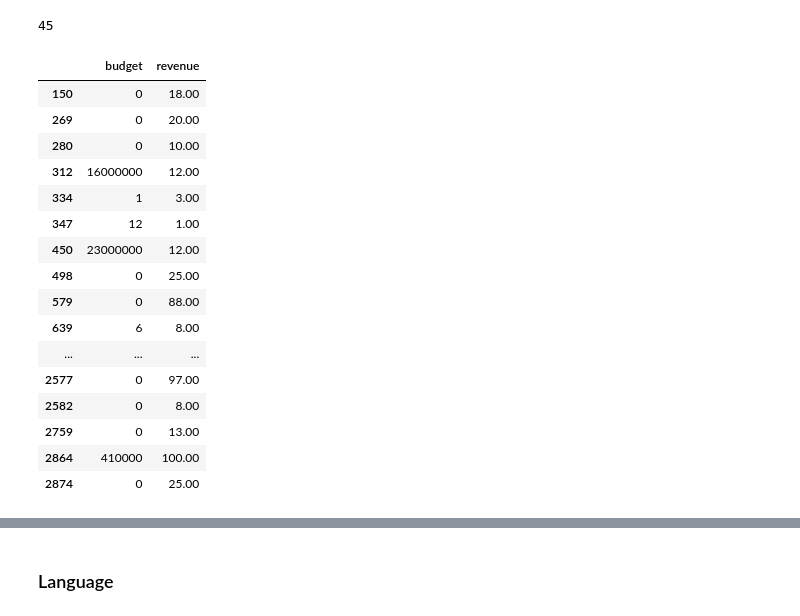
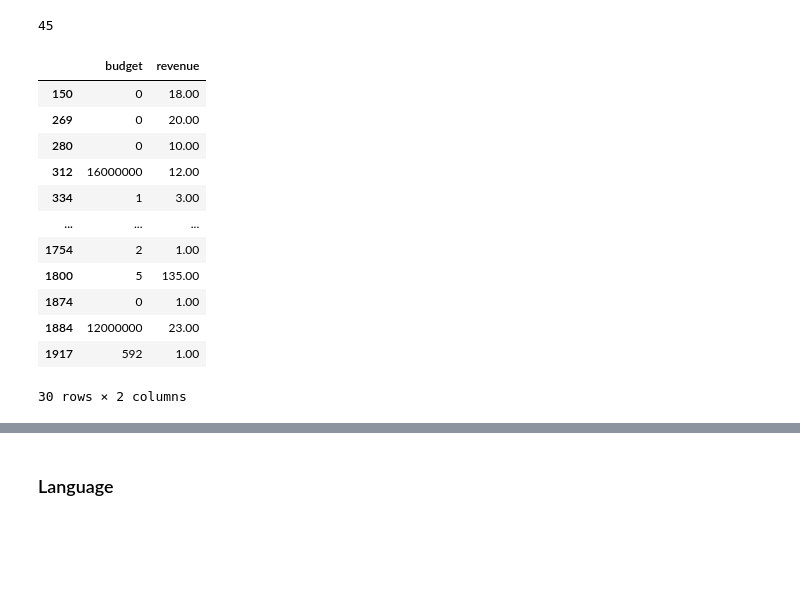
Before and after one commit to cercami/data-science, a Jupyter notebook: kaggle/box_office_predictions/REGRESSION_box_office_pred.ipynb, the cells around one changed output, grey strips where cells are left out. Cells and saved outputs as stored; diff of their text form; code cells hidden in the pictures; blank space fills up the shorter version.

```diff
--- a/kaggle/box_office_predictions/REGRESSION_box_office_pred.ipynb
+++ b/kaggle/box_office_predictions/REGRESSION_box_office_pred.ipynb
@@ -84,25 +107,21 @@ len(train[train.revenue < bins[1]])
 # %% [output]
 45
 # %%
-train[train.revenue < bins[1]][['budget', 'revenue']]
+train[train.revenue < bins[1]][['budget', 'revenue']][:30]
 # %% [output]
 |  | budget | revenue |
 | 150 | 0 | 18.00 |
 | 269 | 0 | 20.00 |
 | 280 | 0 | 10.00 |
 | 312 | 16000000 | 12.00 |
 | 334 | 1 | 3.00 |
-| 347 | 12 | 1.00 |
-| 450 | 23000000 | 12.00 |
-| 498 | 0 | 25.00 |
-| 579 | 0 | 88.00 |
-| 639 | 6 | 8.00 |
 | ... | ... | ... |
-| 2577 | 0 | 97.00 |
-| 2582 | 0 | 8.00 |
-| 2759 | 0 | 13.00 |
-| 2864 | 410000 | 100.00 |
-| 2874 | 0 | 25.00 |
+| 1754 | 2 | 1.00 |
+| 1800 | 5 | 135.00 |
+| 1874 | 0 | 1.00 |
+| 1884 | 12000000 | 23.00 |
+| 1917 | 592 | 1.00 |
+30 rows × 2 columns
 # %%
 pd.set_option('display.max_rows', 10)
 mask1 = train.revenue.notnull()
```
Also changed, not shown: parts of 116 cells of this notebook.
